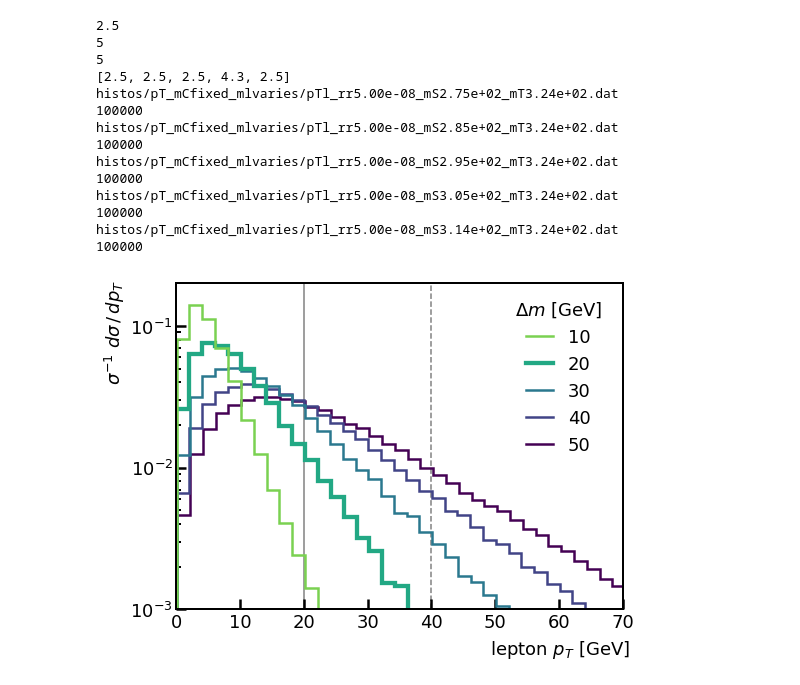
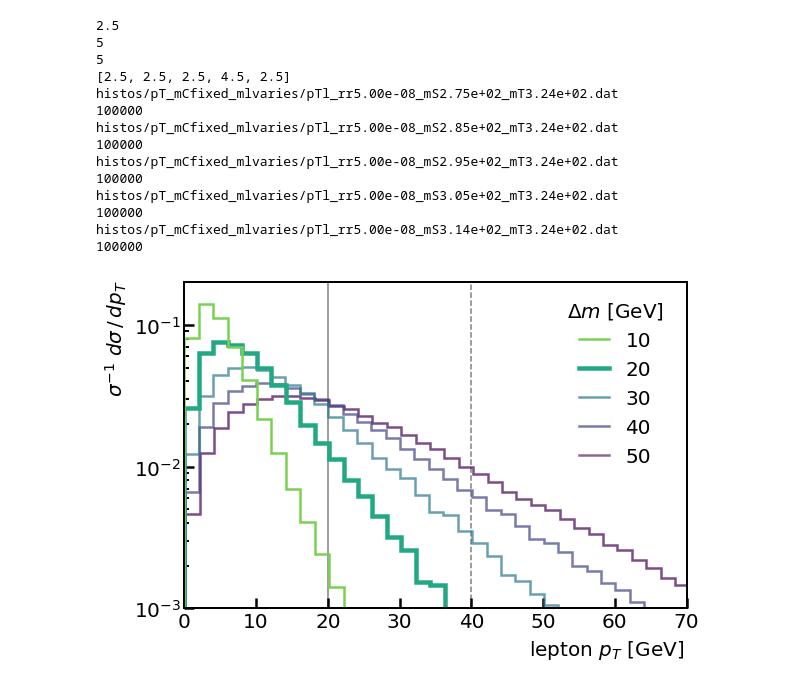
Before and after one commit to anasthesia/SoftLLP, a Jupyter notebook: kinematics/plot_histos_new_minimal.ipynb, the cells around one changed output. Cells and saved outputs as stored; diff of their text form; code cells hidden in the pictures.

```diff
--- a/kinematics/plot_histos_new_minimal.ipynb
+++ b/kinematics/plot_histos_new_minimal.ipynb
@@ -19,7 +19,7 @@ font = {
 
 mlib.rc('font', **font)
 # %%
-def histosFromFiles(folder, binwidth, iftoreverse,linewidth=None):
+def histosFromFiles(folder, binwidth, iftoreverse,linewidth=None,transparence=None):
 
     #reading files with histos info (reverse fuction changes the order of the files)
     files = sorted(glob.glob( folder+'/*.dat'),reverse=iftoreverse)
@@ -55,7 +55,7 @@ def histosFromFiles(folder, binwidth, iftoreverse,linewidth=None):
         histoarray = np.array(genfromtxt(file))
         nbins=np.int(np.amax(histoarray)/binwidth)
         n, bins, patches = plt.hist(histoarray, bins=nbins, density=True, histtype='step',fill=False,\
-                            alpha=1, rwidth=1, color=colormap(normalize(filenum)),linewidth=width[filenum],zorder=2)
+                            alpha=transparence[filenum], rwidth=1, color=colormap(normalize(filenum)),linewidth=width[filenum],zorder=2)
         print(histoarray.size)
         usedcolors.append(colormap(normalize(filenum)))
     #print(usedcolors)
@@ -64,13 +64,14 @@ colormap = cm.viridis
 # %%
 #pTl: mC fixed, ml varies
 
-plt.figure(figsize=(8, 6))
+plt.figure(figsize=(9, 6))
 ax = plt.gca()
 
 ax.axvline(20,color ="gray", linestyle ="-",linewidth=1.5,zorder=1)
 ax.axvline(40,color ="gray", linestyle ="--",linewidth=1.5,zorder=1)
 
-histosFromFiles('histos/pT_mCfixed_mlvaries',2,False,linewidth=[2.5,2.5,2.5,4.3,2.5])
+histosFromFiles('histos/pT_mCfixed_mlvaries',2,False,linewidth=[2.5,2.5,2.5,4.5,2.5],\
+                transparence=[0.7,0.7,0.7,1,1])
 
 
 ax.set_xlim(0,70)
@@ -87,47 +88,47 @@ ax.set_yscale("log")
 plt.xlabel('lepton $p_T$ [GeV]')
 plt.ylabel('$\sigma^{-1}\ d\\sigma\,/\,d p_{T}$')
 #plt.ylabel('$\\frac{d\\sigma}{\sigma\ d p_{T}\,(l)}$',fontsize=20
-ax.xaxis.set_label_coords(0.86, -0.09)
-ax.yaxis.set_label_coords(-0.11,0.85)
+ax.xaxis.set_label_coords(0.84, -0.09)
+ax.yaxis.set_label_coords(-0.11,0.83)
 
 #mpatches.Rectangle(height=2)
 
-patch1=mlines.Line2D([],[],color=usedcolors[0], linewidth=2.5,label='50')
-patch2=mlines.Line2D([],[],color=usedcolors[1], linewidth=2.5,label='40')
-patch3=mlines.Line2D([],[],color=usedcolors[2], linewidth=2.5,label='30')
-patch4=mlines.Line2D([],[],color=usedcolors[3], linewidth=4.3,label='20')
-patch5=mlines.Line2D([],[],color=usedcolors[4], linewidth=2.5,label='10')
+patch1=mlines.Line2D([],[],color=usedcolors[0], linewidth=2.5,label='50',alpha=0.6)
+patch2=mlines.Line2D([],[],color=usedcolors[1], linewidth=2.5,label='40',alpha=0.7)
+patch3=mlines.Line2D([],[],color=usedcolors[2], linewidth=2.5,label='30',alpha=0.7)
+patch4=mlines.Line2D([],[],color=usedcolors[3], linewidth=4.5,label='20',alpha=1)
+patch5=mlines.Line2D([],[],color=usedcolors[4], linewidth=2.5,label='10',alpha=1)
 
 
-plt.legend(handles=[patch5,patch4,patch3,patch2,patch1],handlelength=1.5,loc='upper right',title="$\\Delta m$ [GeV]",shadow=None,\
+plt.legend(handles=[patch5,patch4,patch3,patch2,patch1],handlelength=1.5,loc='upper right',\
+           title="$\\Delta m$ [GeV]",shadow=None,\
            edgecolor='white',bbox_to_anchor=(0.99, 0.5, 0.0001, 0.5))
 
 #ylabels = [f._formatSciNotation('%1.10e' % w).replace('{\\times}', '\cdot') for w in ax.get_yticks()]
 #ax.set_yticklabels([f'${i}$' for i in ylabels])
 
 ax.tick_params(which="major",axis="both",direction="in",color="black",length=10,width=2.5)
 ax.tick_params(which="minor",axis="both",direction="in",color="black",length=5,width=2)
 
 for child in ax.get_children():
     if isinstance(child, mlib.spines.Spine):
         child.set_color('black')
         child.set_linewidth(2)
 
-
 plt.savefig('pT_different_splittings.png')
 # %% [output]
 2.5
 5
 5
-[2.5, 2.5, 2.5, 4.3, 2.5]
+[2.5, 2.5, 2.5, 4.5, 2.5]
 histos/pT_mCfixed_mlvaries/pTl_rr5.00e-08_mS2.75e+02_mT3.24e+02.dat
 100000
 histos/pT_mCfixed_mlvaries/pTl_rr5.00e-08_mS2.85e+02_mT3.24e+02.dat
 100000
 histos/pT_mCfixed_mlvaries/pTl_rr5.00e-08_mS2.95e+02_mT3.24e+02.dat
 100000
 histos/pT_mCfixed_mlvaries/pTl_rr5.00e-08_mS3.05e+02_mT3.24e+02.dat
 100000
 histos/pT_mCfixed_mlvaries/pTl_rr5.00e-08_mS3.14e+02_mT3.24e+02.dat
 100000
-[figure, old version]
+[figure, new version]
```
Also changed, not shown: 3 other files.
